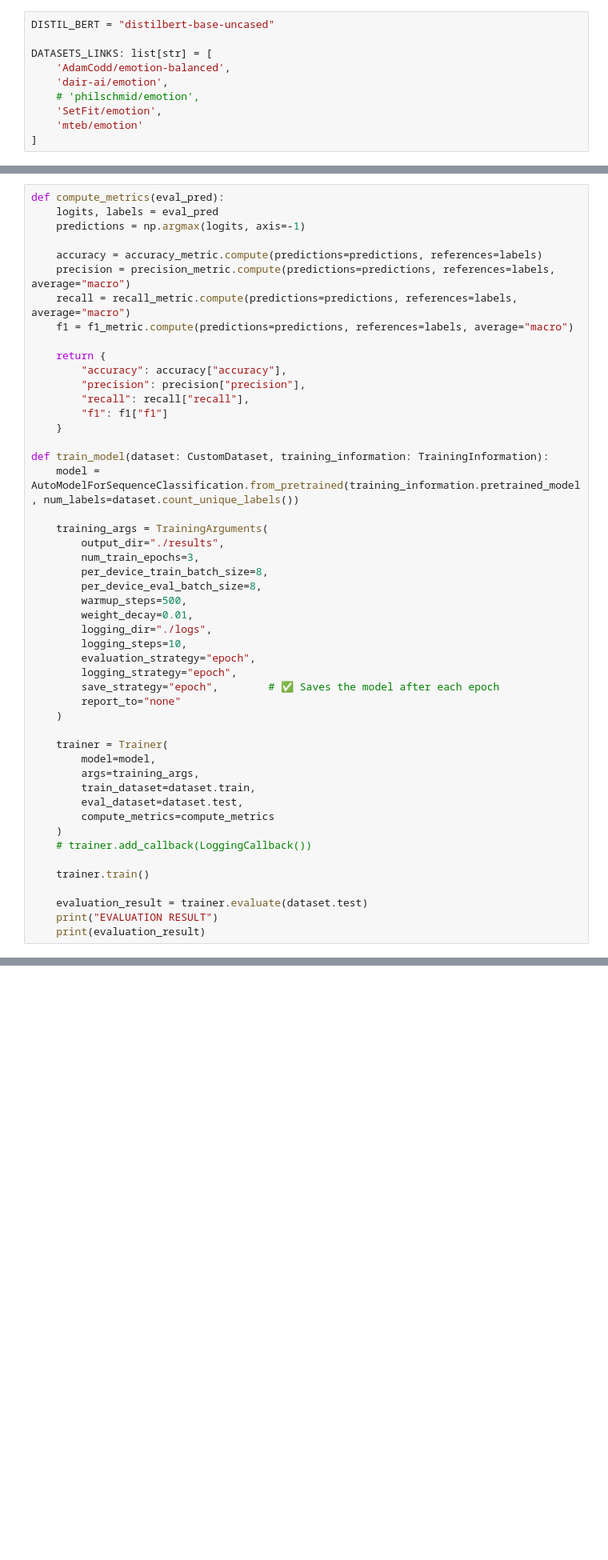
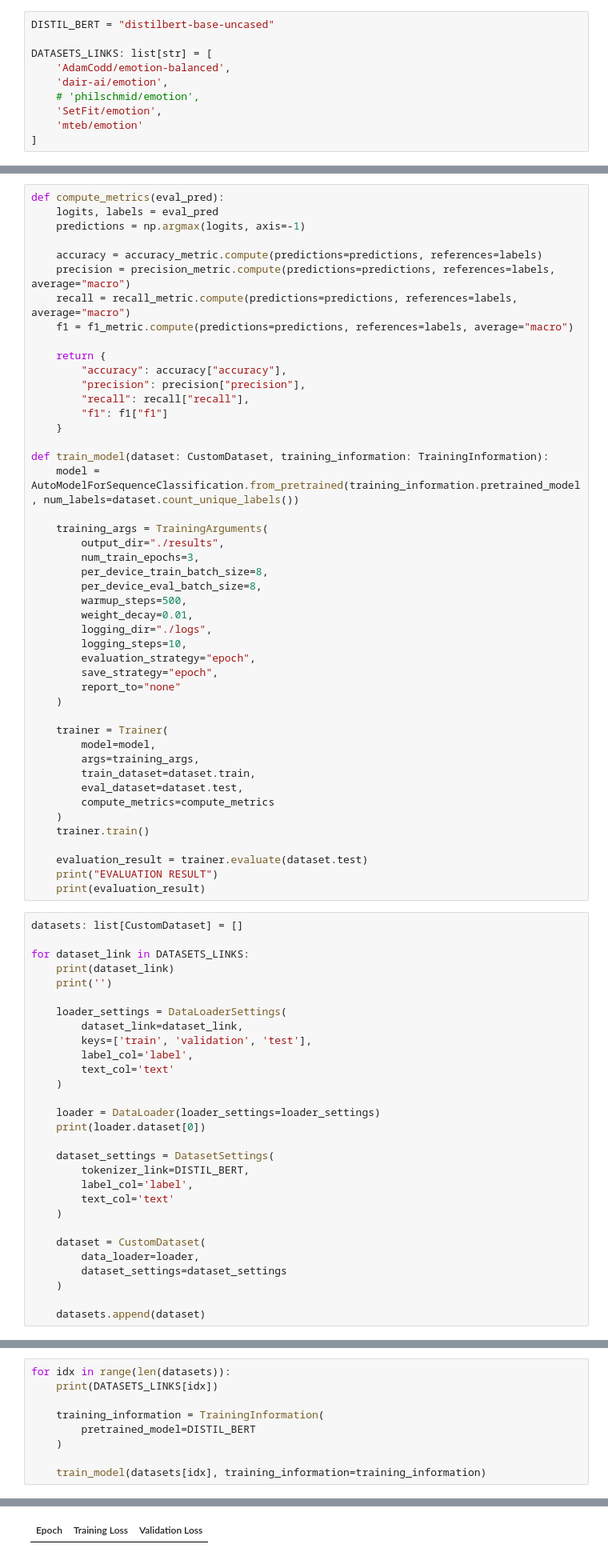
Before and after one commit to wllchrst/prethesis-experiments, a Jupyter notebook: Experiments/supervised_learning_experiments.ipynb, the cells around one changed output, grey strips where cells are left out. Shown: that part at 80% size. Drawn from its saved outputs; the diff is of its cells as text; blank space fills up the shorter version.

```diff
--- a/Experiments/supervised_learning_experiments.ipynb
+++ b/Experiments/supervised_learning_experiments.ipynb
@@ -276,8 +313,7 @@ def train_model(dataset: CustomDataset, training_information: TrainingInformatio
         logging_dir="./logs",
         logging_steps=10,
         evaluation_strategy="epoch",
-        logging_strategy="epoch",
-        save_strategy="epoch",        # ✅ Saves the model after each epoch
+        save_strategy="epoch",
         report_to="none"
     )
 
@@ -288,10 +324,37 @@ def train_model(dataset: CustomDataset, training_information: TrainingInformatio
         eval_dataset=dataset.test,
         compute_metrics=compute_metrics
     )
-    # trainer.add_callback(LoggingCallback())
-
     trainer.train()
 
     evaluation_result = trainer.evaluate(dataset.test)
     print("EVALUATION RESULT")
     print(evaluation_result)
+# %%
+datasets: list[CustomDataset] = []
+
+for dataset_link in DATASETS_LINKS:
+    print(dataset_link)
+    print('')
+
+    loader_settings = DataLoaderSettings(
+        dataset_link=dataset_link,
+        keys=['train', 'validation', 'test'],
+        label_col='label',
+        text_col='text'
+    )
+
+    loader = DataLoader(loader_settings=loader_settings)
+    print(loader.dataset[0])
+
+    dataset_settings = DatasetSettings(
+        tokenizer_link=DISTIL_BERT,
+        label_col='label',
+        text_col='text'
+    )
+
+    dataset = CustomDataset(
+        data_loader=loader,
+        dataset_settings=dataset_settings
+    )
+
+    datasets.append(dataset)
@@ -297,0 +405,10 @@ def train_model(dataset: CustomDataset, training_information: TrainingInformatio
+# %%
+for idx in range(len(datasets)):
+    print(DATASETS_LINKS[idx])
+
+    training_information = TrainingInformation(
+        pretrained_model=DISTIL_BERT
+    )
+
+    train_model(datasets[idx], training_information=training_information)
+# %% [output]
@@ -297,0 +420 @@ def train_model(dataset: CustomDataset, training_information: TrainingInformatio
+| Epoch | Training Loss | Validation Loss |
```
Also changed, not shown: parts of 12 cells of this notebook.
